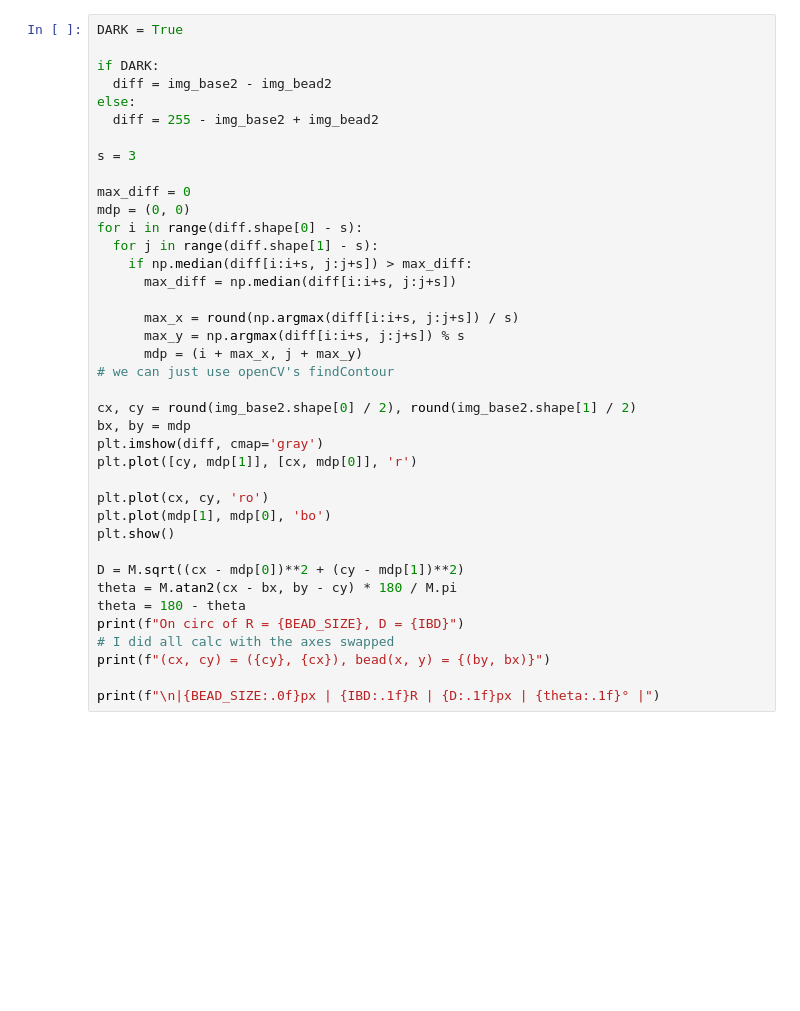
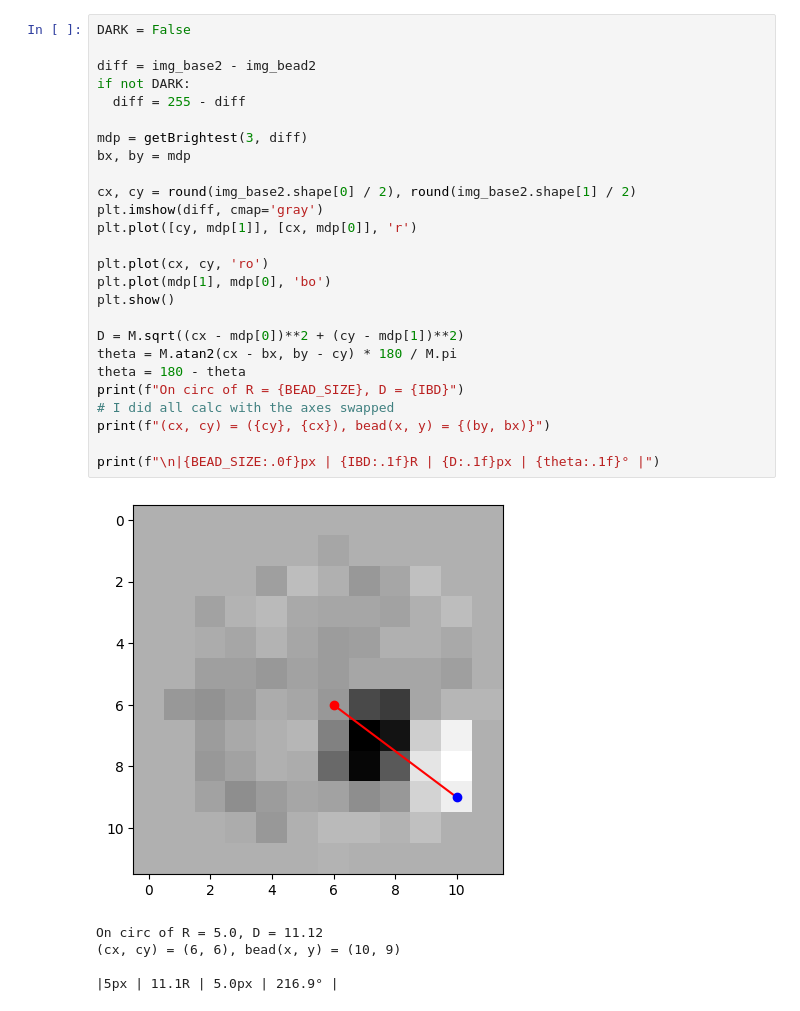
Before and after one commit to CQuICC/beadfinder, a Jupyter notebook: stats.ipynb, the cells around one changed output. Saved outputs shown, nothing was run; the diff lists cells and outputs as text; blank space fills up the shorter version.

```diff
--- a/stats.ipynb
+++ b/stats.ipynb
@@ -99,39 +125,32 @@ plt.show()
 # %%
-DARK = True
+DARK = False
 
-if DARK:
-  diff = img_base2 - img_bead2
-else:
-  diff = 255 - img_base2 + img_bead2
+diff = img_base2 - img_bead2
+if not DARK:
+  diff = 255 - diff
 
-s = 3
-
-max_diff = 0
-mdp = (0, 0)
-for i in range(diff.shape[0] - s):
-  for j in range(diff.shape[1] - s):
-    if np.median(diff[i:i+s, j:j+s]) > max_diff:
-      max_diff = np.median(diff[i:i+s, j:j+s])
-
-      max_x = round(np.argmax(diff[i:i+s, j:j+s]) / s)
-      max_y = np.argmax(diff[i:i+s, j:j+s]) % s
-      mdp = (i + max_x, j + max_y)
-# we can just use openCV's findContour
+mdp = getBrightest(3, diff)
+bx, by = mdp
 
 cx, cy = round(img_base2.shape[0] / 2), round(img_base2.shape[1] / 2)
-bx, by = mdp
 plt.imshow(diff, cmap='gray')
 plt.plot([cy, mdp[1]], [cx, mdp[0]], 'r')
 
 plt.plot(cx, cy, 'ro')
 plt.plot(mdp[1], mdp[0], 'bo')
 plt.show()
 
 D = M.sqrt((cx - mdp[0])**2 + (cy - mdp[1])**2)
 theta = M.atan2(cx - bx, by - cy) * 180 / M.pi
 theta = 180 - theta
 print(f"On circ of R = {BEAD_SIZE}, D = {IBD}")
 # I did all calc with the axes swapped
 print(f"(cx, cy) = ({cy}, {cx}), bead(x, y) = {(by, bx)}")
 
 print(f"\n|{BEAD_SIZE:.0f}px | {IBD:.1f}R | {D:.1f}px | {theta:.1f}° |")
+# %% [output]
+[figure, added]
+On circ of R = 5.0, D = 11.12
+(cx, cy) = (6, 6), bead(x, y) = (10, 9)
+
+|5px | 11.1R | 5.0px | 216.9° |
```
Also changed, not shown: parts of 5 cells of this notebook, 6 other files.
